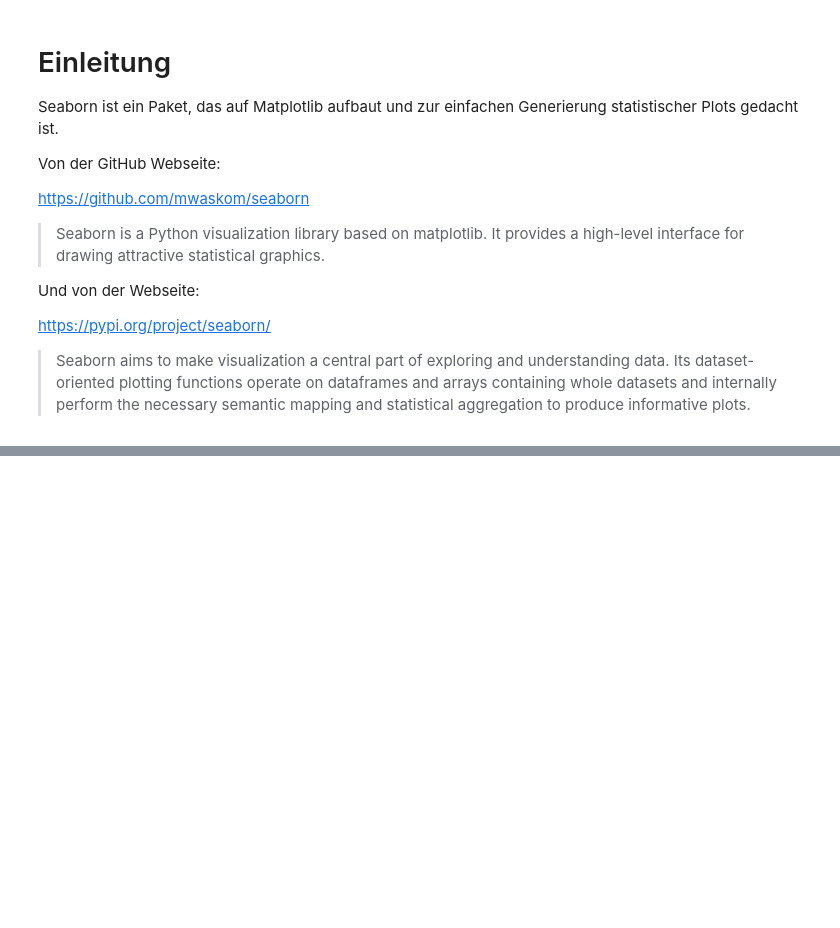
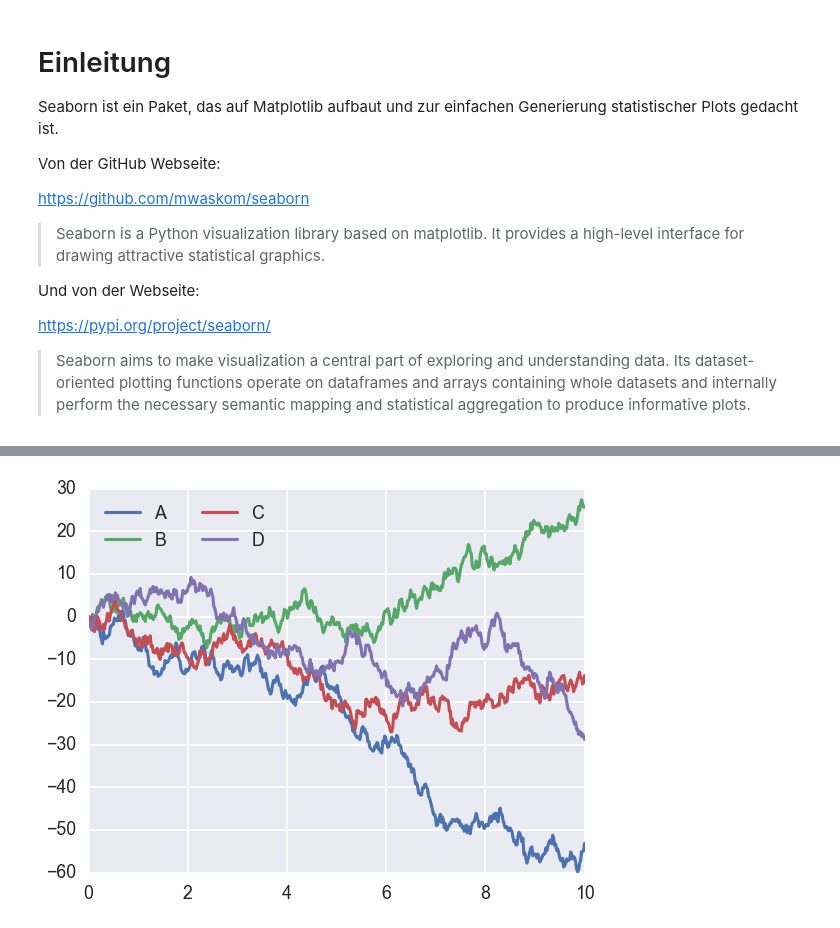
Before and after one commit to juebrauer/course_introduction_to_python, a Jupyter notebook: 08_seaborn_grundlagen/seaborn_grundlagen.ipynb, the cells around one changed output, grey strips where cells are left out. Saved outputs shown, nothing was run; the diff lists cells and outputs as text; code cells hidden in the pictures; blank space fills up the shorter version.

```diff
--- a/08_seaborn_grundlagen/seaborn_grundlagen.ipynb
+++ b/08_seaborn_grundlagen/seaborn_grundlagen.ipynb
@@ -19,0 +141,8 @@ https://pypi.org/project/seaborn/
+# %%
+# {paper, notebook, talk, poster}
+sns.set_context("poster")
+plt.plot(x, y)
+plt.legend('ABCD', ncol=2, loc='upper left')
+plt.show()
+# %% [output]
+[figure, added]
```
Also changed, not shown: parts of 33 cells of this notebook.
